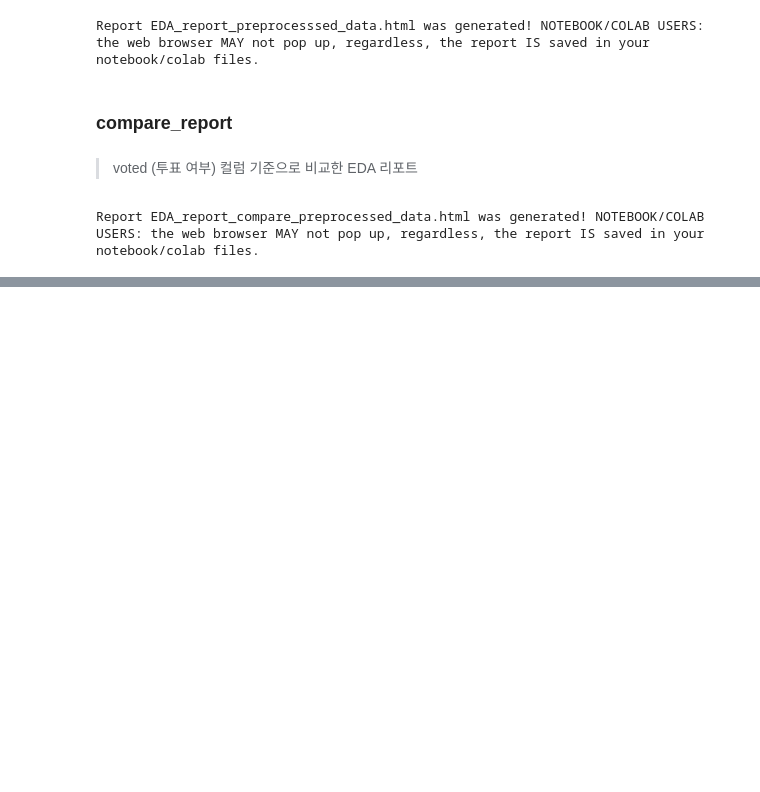
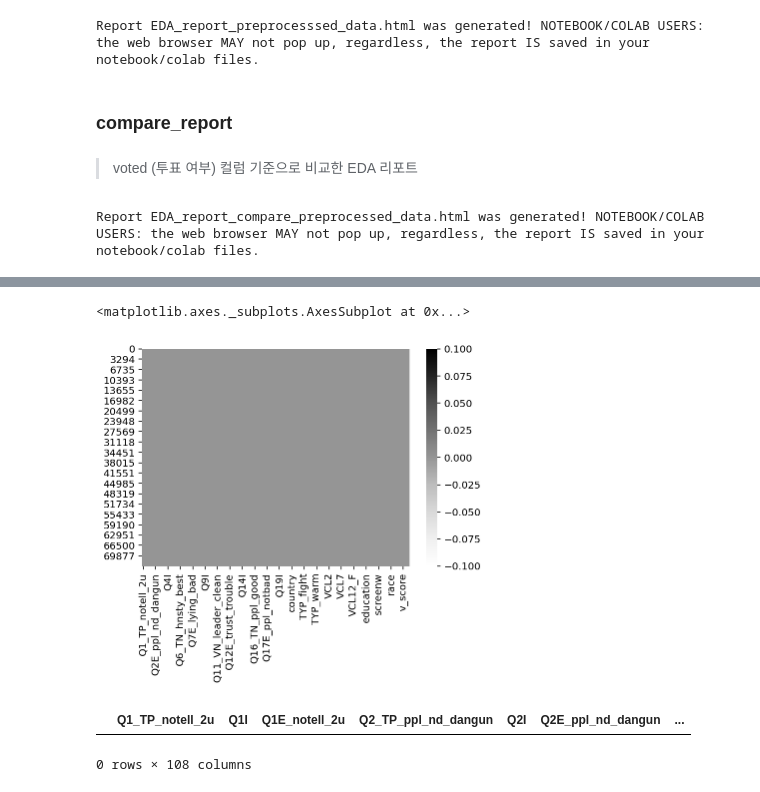
Before and after one commit to dss-14th/ml-repo-3, a Jupyter notebook: data_preprocessing.ipynb, the cells around one changed output, grey strips where cells are left out. Drawn from its saved outputs; the diff is of its cells as text; code cells hidden in the pictures; blank space fills up the shorter version.

```diff
--- a/data_preprocessing.ipynb
+++ b/data_preprocessing.ipynb
@@ -717,0 +824,3 @@ Report EDA_report_compare_preprocessed_data.html was generated! NOTEBOOK/COLAB U
+# %%
+DF = pd.read_csv('./MACH_data/data.csv', delimiter='\t')
+DF
@@ -717,0 +844,5 @@ Report EDA_report_compare_preprocessed_data.html was generated! NOTEBOOK/COLAB U
+# %%
+# 클래스 객체화
+data = pre.preprocessing1(DF)
+# %%
+df_1 = data.pre1()
@@ -717,0 +865,11 @@ Report EDA_report_compare_preprocessed_data.html was generated! NOTEBOOK/COLAB U
+# %%
+import seaborn as sns
+sns.heatmap(data = df_1.isnull(), cmap='Greys')
+# %% [output]
+<matplotlib.axes._subplots.AxesSubplot at 0x...>
+[figure, added]
+# %%
+df_1[df_1['score'] == 0.0]
+# %% [output]
+|  | Q1_TP_notell_2u | Q1I | Q1E_notell_2u | Q2_TP_ppl_nd_dangun | Q2I | Q2E_ppl_nd_dangun | ... |
+0 rows × 108 columns
```
Also changed, not shown: parts of 7 cells of this notebook, 1 other file.
